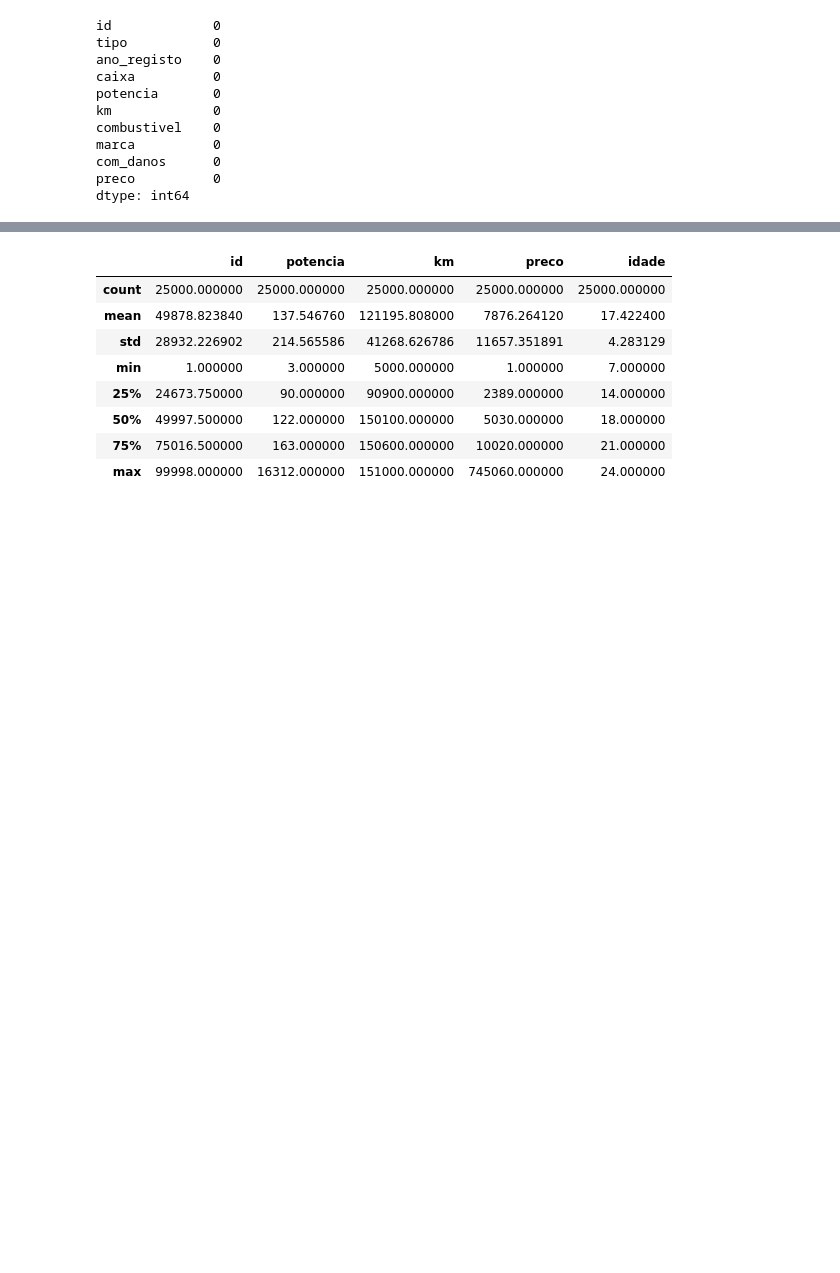
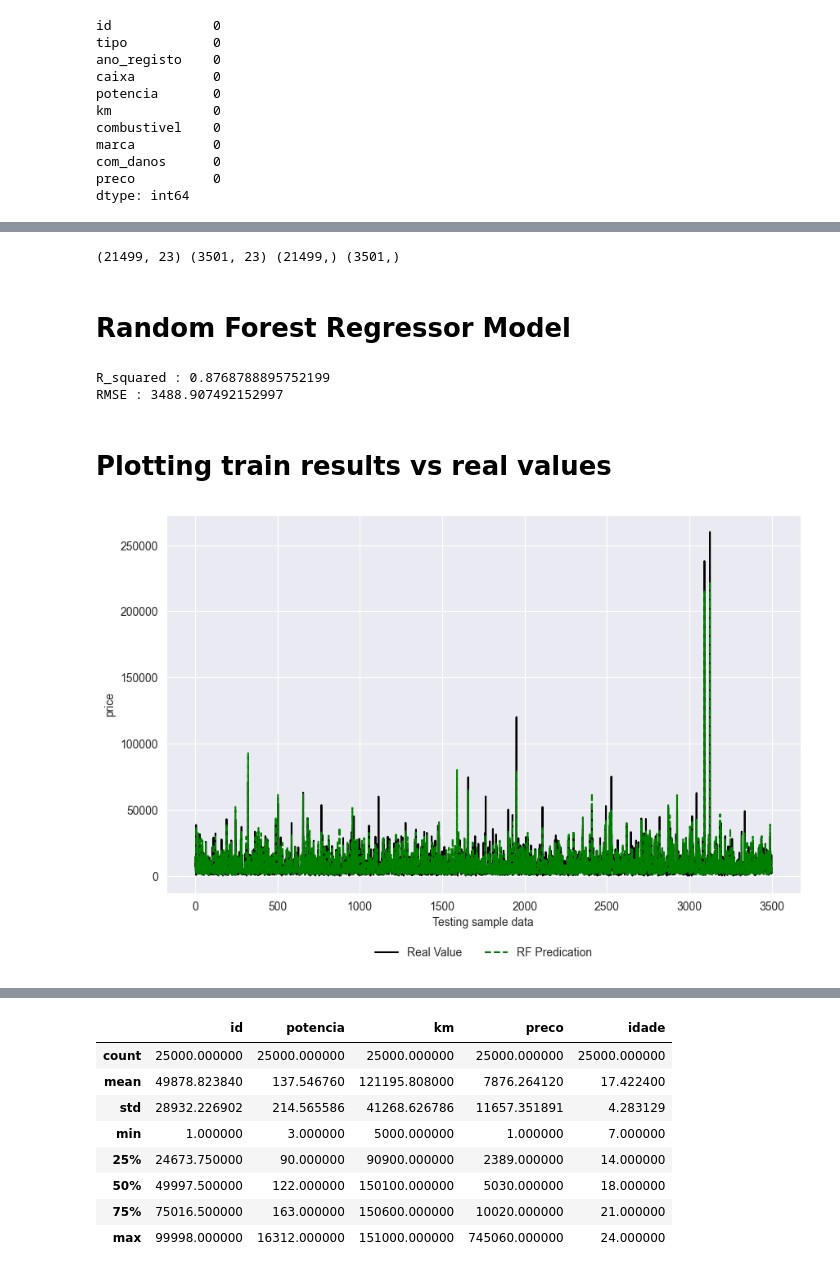
Before and after one commit to Juskocode/AutoPricePredict-AI-Driven-Used-Car-Valuation, a Jupyter notebook: source/RandomForestML.ipynb, the cells around one changed output, grey strips where cells are left out. Drawn from its saved outputs; the diff is of its cells as text; code cells hidden in the pictures; blank space fills up the shorter version.

```diff
--- a/source/RandomForestML.ipynb
+++ b/source/RandomForestML.ipynb
@@ -169,0 +259,3 @@ data['marca'] = data['marca'].map(marca_mapping)'''
+# %%
+x = scaled_data.drop(['preco'],axis=1)
+y = scaled_data['preco']
@@ -169,0 +274,51 @@ data['marca'] = data['marca'].map(marca_mapping)'''
+# %%
+from sklearn.model_selection import train_test_split
+x_train, x_test, y_train, y_test = train_test_split(x,y,test_size=0.14, random_state=365)
+#we divide the data into 2 parts :- 85% train and 15% test data
+# and random_state is used to guarantee that same sequence of
+#random numbers are generated each time you run the code.
+#And unless there is some other randomness present in the process,
+#the results produced will be same as always.
+# %%
+print(x_train.shape, x_test.shape, y_train.shape, y_test.shape)
+# %% [output]
+(21499, 23) (3501, 23) (21499,) (3501,)
+# %% [markdown]
+# Random Forest Regressor Model
+# %%
+# Model Building
+from sklearn.ensemble import RandomForestRegressor
+rf = RandomForestRegressor(n_estimators=100, random_state=30)
+
+# Training Model
+rf.fit(x_train,y_train)
+
+# Model Summary
+y_pred_rf = rf.predict(x_test)
+
+r_squared = r2_score(y_test,y_pred_rf)
+rmse = np.sqrt(mean_squared_error(y_test,y_pred_rf))
+print("R_squared :",r_squared)
+print("RMSE :",rmse)
+#0.8184
+# %% [output]
+R_squared : 0.8768788895752199
+RMSE : 3488.907492152997
+# %% [markdown]
+# Plotting train results vs real values
+# %%
+# Plotting the observed and predicted data
+import matplotlib.pyplot as plt
+
+# Setting the boundaries and parameters
+plt.rcParams['figure.figsize'] = (10, 6)
+x_ax = range(len(x_test))
+#Ploting
+plt.plot(x_ax, y_test, label='Real Value', color='k', linestyle='-')
+plt.plot(x_ax, y_pred_rf, label='RF Predication', color='green', linestyle='--')
+plt.ylabel('price')
+plt.xlabel('Testing sample data')
+plt.legend(bbox_to_anchor=(0.5, -0.2), loc='lower center', ncol=2, frameon=False)
+plt.show()
+# %% [output]
+[figure, added]
```
Also changed, not shown: parts of 104 cells of this notebook.
